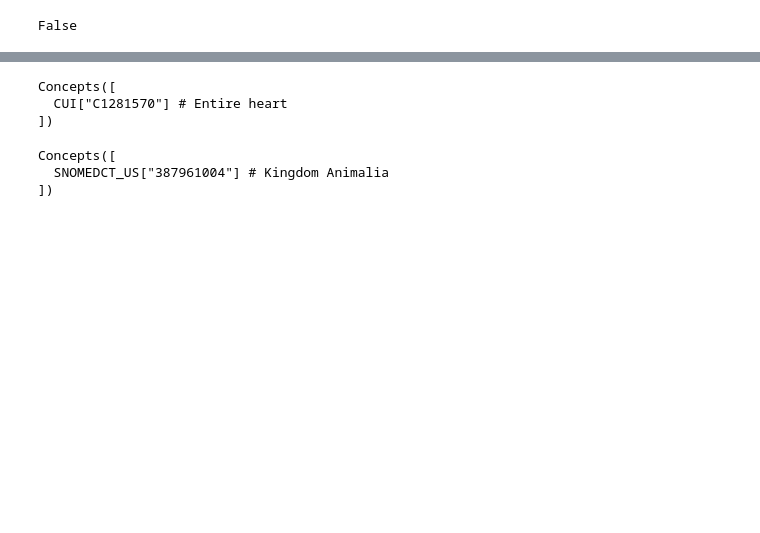
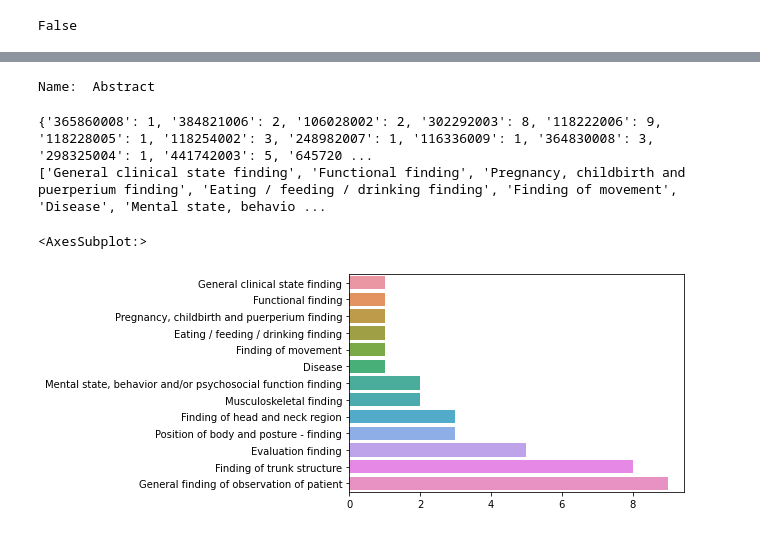
Before and after one commit to joe32140/snomed-ontology-parser, a Jupyter notebook: explore_packages.ipynb, the cells around one changed output, grey strips where cells are left out. Cells and saved outputs as stored; diff of their text form; code cells hidden in the pictures; blank space fills up the shorter version.

```diff
--- a/explore_packages.ipynb
+++ b/explore_packages.ipynb
@@ -52,6 +45,7 @@ Aliases (abbreviated, total: 11):
 text = """
 No findings of Dipalmitoyl Phosphatidylcholine in pulmonary specimen.
 """
+text = open("example_article1.txt").read()
 # text = "Alterations in the hypocretin receptor 2 and preprohypocretin genes produce narcolepsy in some animals."
 doc = nlp(text)
 visualize_ent(doc)
@@ -79,15 +73,48 @@ from owlready2 import *
 PYM = get_ontology("http://PYM/").load()
 SNOMEDCT_US = PYM["SNOMEDCT_US"]
 CUI = PYM["CUI"]
-# %%
-SNOMEDCT_US[302509004] >> CUI
-# %% [output]
-Concepts([
-  CUI["C1281570"] # Entire heart
-])
-# %%
-CUI["C0003062"] >> SNOMEDCT_US
-# %% [output]
-Concepts([
-  SNOMEDCT_US["387961004"] # Kingdom Animalia
-])
+# %%
+umls_concepts = owlready2.pymedtermino2.model.Concepts()
+
+# Each entity is linked to UMLS with a score
+# (currently just char-3gram matching).
+linker = nlp.get_pipe("scispacy_linker")
+for entity in doc.ents:
+    for umls_ent in entity._.kb_ents:
+        # print(linker.kb.cui_to_entity[umls_ent[0]])
+        # print(umls_ent[0])
+        umls_concepts.add(CUI[umls_ent[0]])
+        break
+snomed_concepts = umls_concepts >> SNOMEDCT_US
+# %% [output]
+Name:  Abstract
+# %%
+import seaborn as sns
+
+def sort_two_lists(list1, list2):
+    zipped_lists = zip(list1, list2)
+    sorted_pairs = sorted(zipped_lists, key=lambda pair: pair[1])
+
+    tuples = zip(*sorted_pairs)
+    list1, list2 = [ list(tuple) for tuple in  tuples]
+    return list1, list2
+# %%
+# level_0 = SNOMEDCT_US["138875005"].children # root
+level_1 = SNOMEDCT_US["404684003"].children # clinical findings
+count_dic = {}
+for s_c in list(snomed_concepts):
+    while s_c.parents:
+        s_c = s_c.parents[0]
+        if s_c in level_1:
+            count_dic[s_c.name] = count_dic.get(s_c.name, 0) + 1
+            break
+print(count_dic)
+s_names, counts = sort_two_lists(list(count_dic.keys()), list(count_dic.values()))
+s_labels = [str(SNOMEDCT_US[s_name].label[0]) for s_name in s_names]
+print(s_labels, counts)
+sns.barplot(y=s_labels, x=counts)
+# %% [output]
+{'365860008': 1, '384821006': 2, '106028002': 2, '302292003': 8, '118222006': 9, '118228005': 1, '118254002': 3, '248982007': 1, '116336009': 1, '364830008': 3, '298325004': 1, '441742003': 5, '645720 ...
+['General clinical state finding', 'Functional finding', 'Pregnancy, childbirth and puerperium finding', 'Eating / feeding / drinking finding', 'Finding of movement', 'Disease', 'Mental state, behavio ...
+<AxesSubplot:>
+[figure, added]
```
Also changed, not shown: parts of 5 cells of this notebook.
